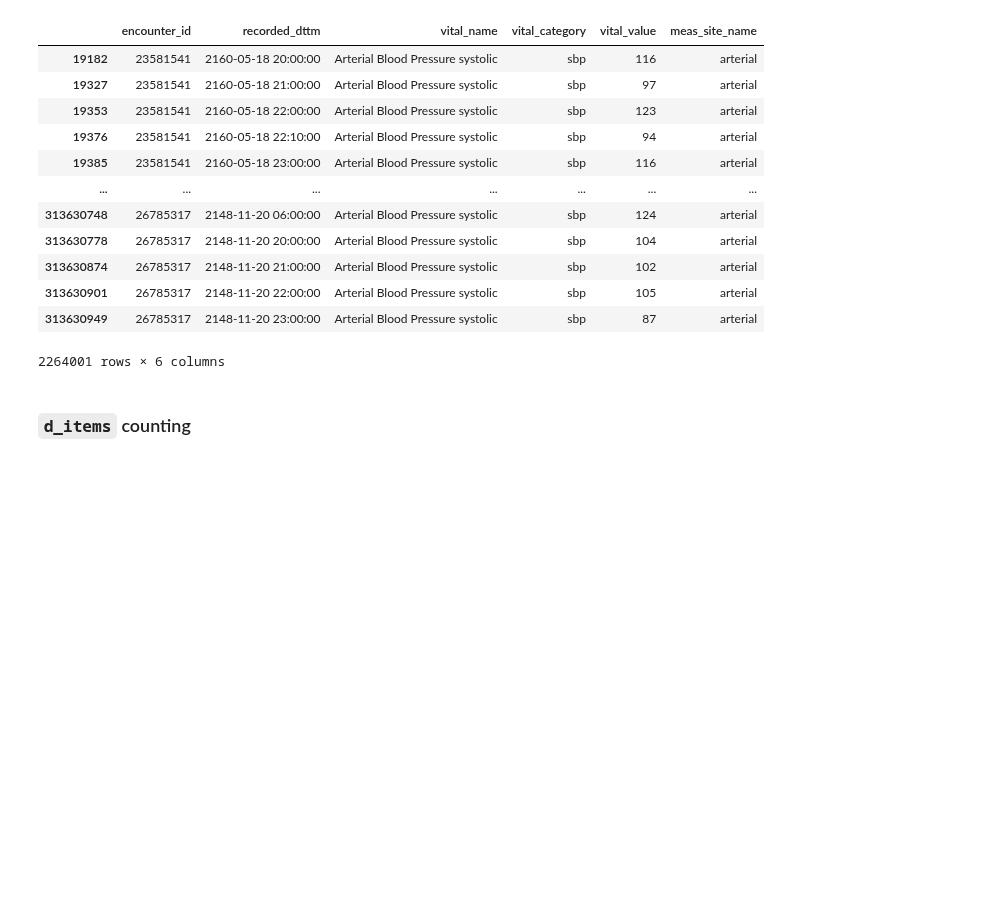
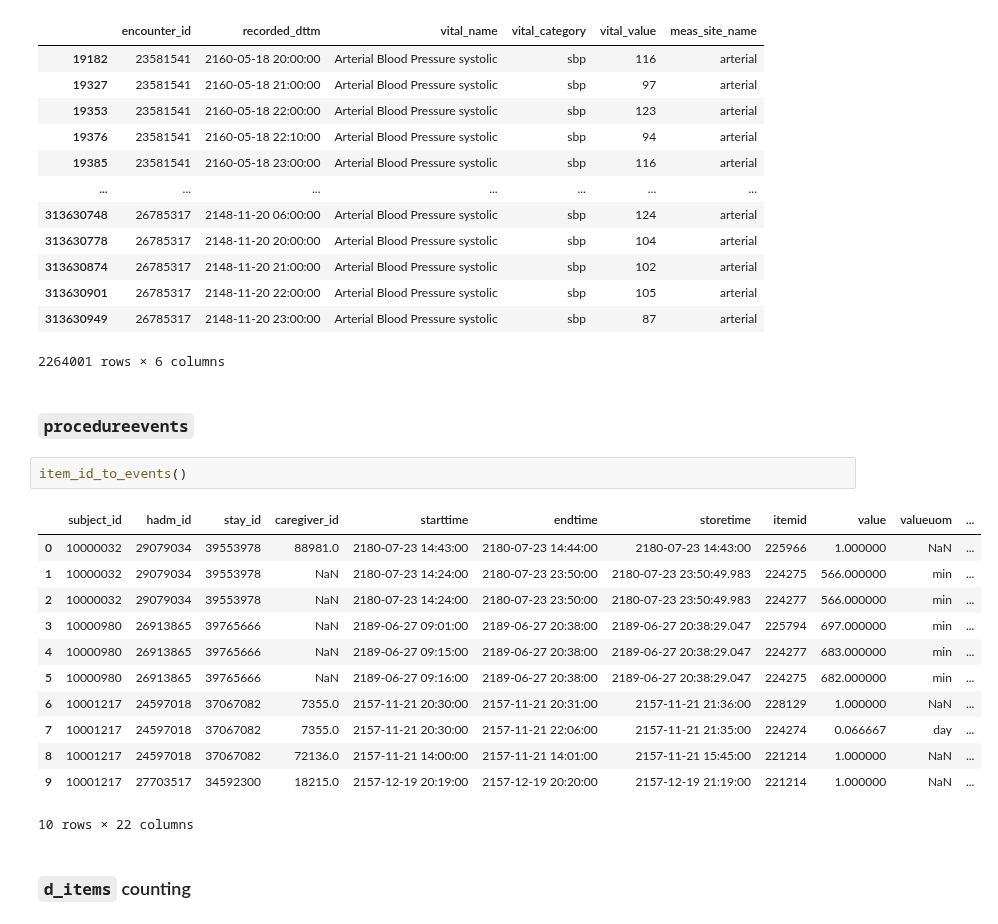
Before and after one commit to oldsandiaz/mimicclif, a Jupyter notebook: code/eda.ipynb, the cells around one changed output. Cells and saved outputs as stored; diff of their text form; blank space fills up the shorter version.

```diff
--- a/code/eda.ipynb
+++ b/code/eda.ipynb
@@ -232,6 +287,23 @@ vitals_sbp
 | 313630901 | 26785317 | 2148-11-20 22:00:00 | Arterial Blood Pressure systolic | sbp | 105 | arterial |
 | 313630949 | 26785317 | 2148-11-20 23:00:00 | Arterial Blood Pressure systolic | sbp | 87 | arterial |
 2264001 rows × 6 columns
+# %% [markdown]
+### `procedureevents`
+# %%
+item_id_to_events()
+# %% [output]
+|  | subject_id | hadm_id | stay_id | caregiver_id | starttime | endtime | storetime | itemid | value | valueuom | ... |
+| 0 | 10000032 | 29079034 | 39553978 | 88981.0 | 2180-07-23 14:43:00 | 2180-07-23 14:44:00 | 2180-07-23 14:43:00 | 225966 | 1.000000 | NaN | ... |
+| 1 | 10000032 | 29079034 | 39553978 | NaN | 2180-07-23 14:24:00 | 2180-07-23 23:50:00 | 2180-07-23 23:50:49.983 | 224275 | 566.000000 | min | ... |
+| 2 | 10000032 | 29079034 | 39553978 | NaN | 2180-07-23 14:24:00 | 2180-07-23 23:50:00 | 2180-07-23 23:50:49.983 | 224277 | 566.000000 | min | ... |
+| 3 | 10000980 | 26913865 | 39765666 | NaN | 2189-06-27 09:01:00 | 2189-06-27 20:38:00 | 2189-06-27 20:38:29.047 | 225794 | 697.000000 | min | ... |
+| 4 | 10000980 | 26913865 | 39765666 | NaN | 2189-06-27 09:15:00 | 2189-06-27 20:38:00 | 2189-06-27 20:38:29.047 | 224277 | 683.000000 | min | ... |
+| 5 | 10000980 | 26913865 | 39765666 | NaN | 2189-06-27 09:16:00 | 2189-06-27 20:38:00 | 2189-06-27 20:38:29.047 | 224275 | 682.000000 | min | ... |
+| 6 | 10001217 | 24597018 | 37067082 | 7355.0 | 2157-11-21 20:30:00 | 2157-11-21 20:31:00 | 2157-11-21 21:36:00 | 228129 | 1.000000 | NaN | ... |
+| 7 | 10001217 | 24597018 | 37067082 | 7355.0 | 2157-11-21 20:30:00 | 2157-11-21 22:06:00 | 2157-11-21 21:35:00 | 224274 | 0.066667 | day | ... |
+| 8 | 10001217 | 24597018 | 37067082 | 72136.0 | 2157-11-21 14:00:00 | 2157-11-21 14:01:00 | 2157-11-21 15:45:00 | 221214 | 1.000000 | NaN | ... |
+| 9 | 10001217 | 27703517 | 34592300 | 18215.0 | 2157-12-19 20:19:00 | 2157-12-19 20:20:00 | 2157-12-19 21:19:00 | 221214 | 1.000000 | NaN | ... |
+10 rows × 22 columns
 # %% [markdown]
 ### `d_items` counting
 # %%
```
Also changed, not shown: parts of 21 cells of this notebook.
